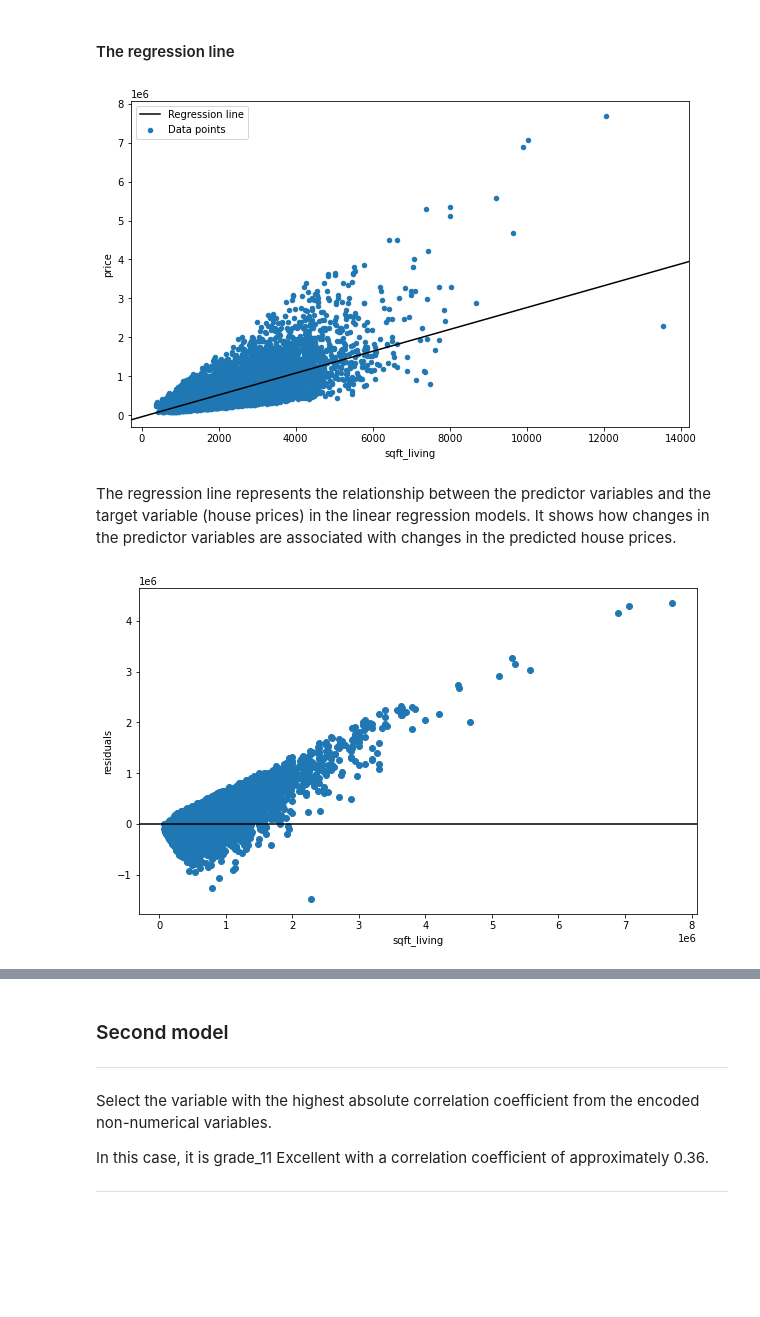
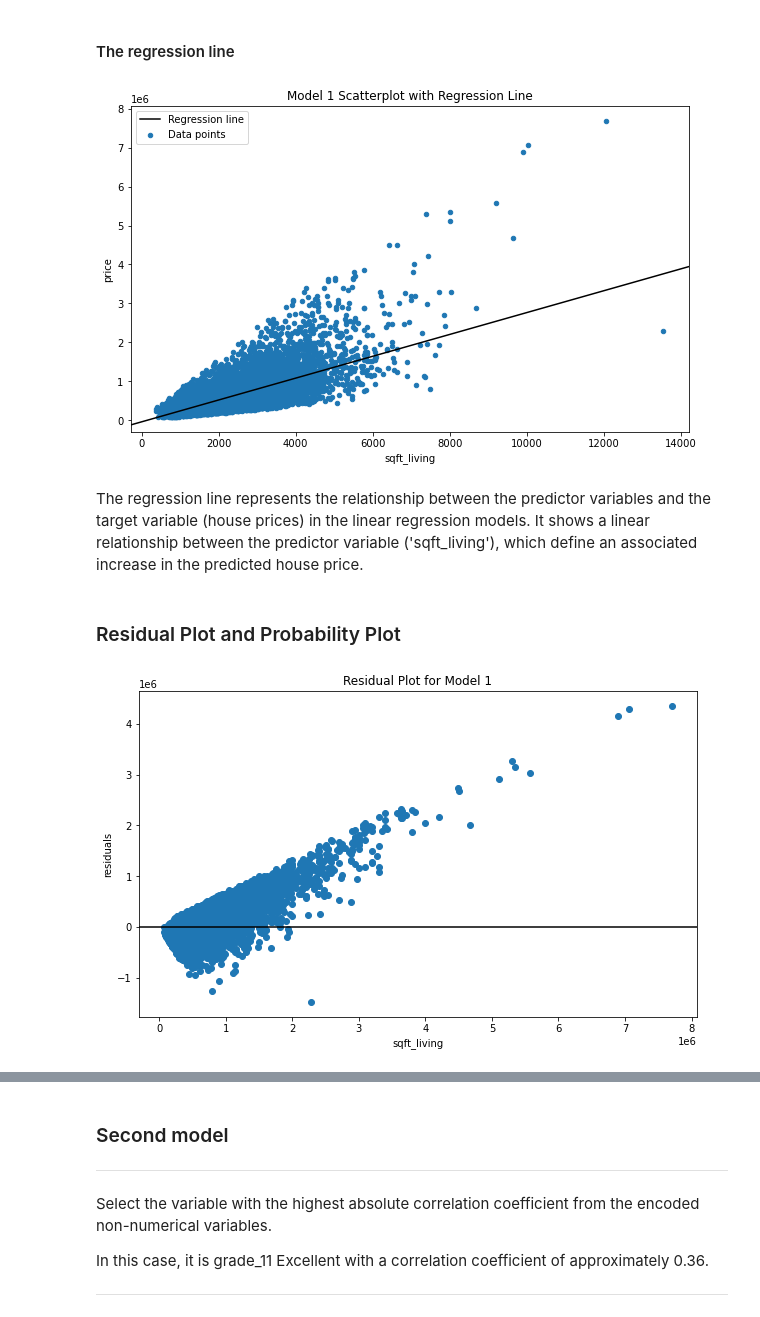
Before and after one commit to Kinuthiajoseph/Phase-2-Project-Repository, a Jupyter notebook: dsc-phase2-project.ipynb, the cells around one changed output, grey strips where cells are left out. Saved outputs shown, nothing was run; the diff lists cells and outputs as text; code cells hidden in the pictures; blank space fills up the shorter version.

```diff
--- a/dsc-phase2-project.ipynb
+++ b/dsc-phase2-project.ipynb
@@ -407,20 +400,24 @@ plt.show()
 # %%
 #The regression line
 fig, ax = plt.subplots(figsize=(10,6))
-data.plot.scatter(x="sqft_living", y="price", label="Data points", ax=ax)
+data_encoded.plot.scatter(x="sqft_living", y="price", label="Data points", ax=ax)
 sm.graphics.abline_plot(model_results=baseline_results, label="Regression line", ax=ax, color="black")
+ax.set_title("Model 1 Scatterplot with Regression Line")
 ax.legend();
 # %% [output]
-[figure, old version]
+[figure, new version]
 # %% [markdown]
-The regression line represents the relationship between the predictor variables and the target variable (house prices) in the linear regression models. It shows how changes in the predictor variables are associated with changes in the predicted house prices.
+The regression line represents the relationship between the predictor variables and the target variable (house prices) in the linear regression models. It shows a linear relationship between the predictor variable ('sqft_living'), which define an associated increase in the predicted house price.
+# %% [markdown]
+### Residual Plot and Probability Plot
 # %%
 #Plotting the residuals
 fig, ax = plt.subplots(figsize=(10,6))
 
 ax.scatter(data_encoded["price"], baseline_results.resid)
 ax.axhline(y=0, color="black")
+ax.set_title("Residual Plot for Model 1")
 ax.set_xlabel("sqft_living")
 ax.set_ylabel("residuals");
 # %% [output]
-[figure, old version]
+[figure, new version]
```
Also changed, not shown: parts of 30 cells of this notebook, 3 other files.
